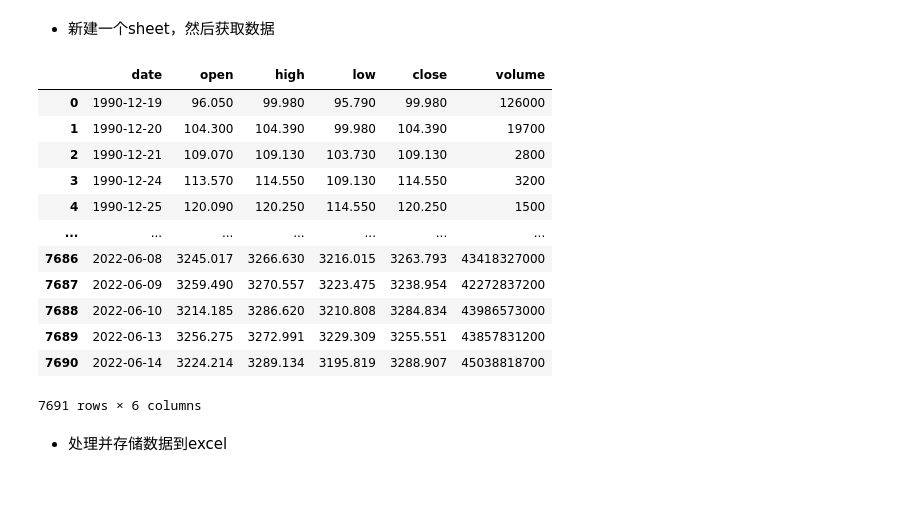
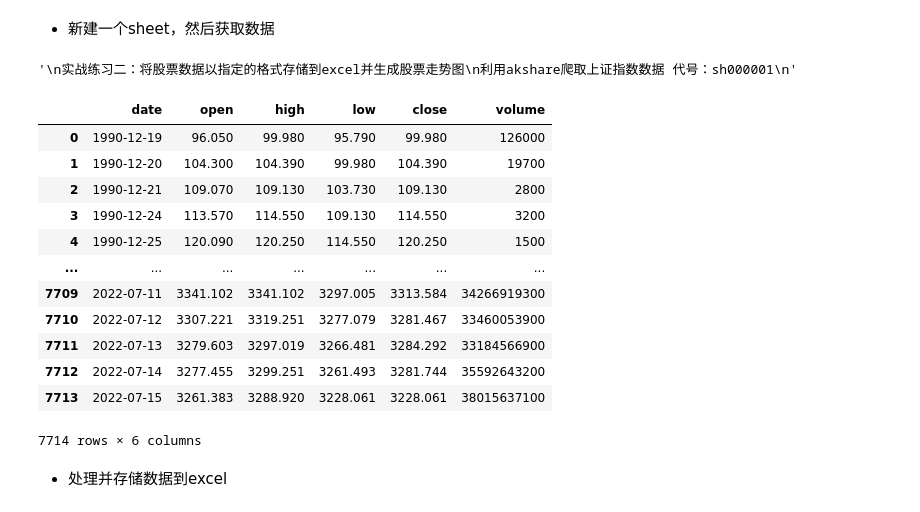
Before and after one commit to datawhalechina/office-automation, a Jupyter notebook: Task02-Python与Excel/Python_Excel_XLWings.ipynb, the cells around one changed output. Saved outputs shown, nothing was run; the diff lists cells and outputs as text; code cells hidden in the pictures.

```diff
--- a/Task02-Python与Excel/Python_Excel_XLWings.ipynb
+++ b/Task02-Python与Excel/Python_Excel_XLWings.ipynb
@@ -432,38 +441,40 @@ app.quit()
 # %%
 '''
 实战练习二：将股票数据以指定的格式存储到excel并生成股票走势图
 利用akshare爬取上证指数数据 代号：sh000001
 '''
 # 需要提前 pip install akshare 安装 akshare
 import akshare as ak
 import xlwings as xw
 import datetime
 
+root_path = './XLWings_test/'
 # 新建一个sheet
 app = xw.App(visible=True, add_book=False)
 wb = app.books.open(root_path+'xlwings_wb.xlsx')
-sz_sht = wb.sheets.add('sz_sht')  # 第一次新建
-# sz_sht = wb.sheets['sz_sht']  # 已经存在，直接打开
+# sz_sht = wb.sheets.add('sz_sh1')  # 第一次新建
+sz_sht = wb.sheets['sz_sht']  # 已经存在，直接打开
 
 # 获取数据 open high low close volume index-date
 # volume 是成交量 多少股
 # 0、获取数据
 sz_index = ak.stock_zh_index_daily(symbol="sh000001")
 sz_index
 # %% [output]
+'\n实战练习二：将股票数据以指定的格式存储到excel并生成股票走势图\n利用akshare爬取上证指数数据 代号：sh000001\n'
 |  | date | open | high | low | close | volume |
 | 0 | 1990-12-19 | 96.050 | 99.980 | 95.790 | 99.980 | 126000 |
 | 1 | 1990-12-20 | 104.300 | 104.390 | 99.980 | 104.390 | 19700 |
 | 2 | 1990-12-21 | 109.070 | 109.130 | 103.730 | 109.130 | 2800 |
 | 3 | 1990-12-24 | 113.570 | 114.550 | 109.130 | 114.550 | 3200 |
 | 4 | 1990-12-25 | 120.090 | 120.250 | 114.550 | 120.250 | 1500 |
 | ... | ... | ... | ... | ... | ... | ... |
-| 7686 | 2022-06-08 | 3245.017 | 3266.630 | 3216.015 | 3263.793 | 43418327000 |
-| 7687 | 2022-06-09 | 3259.490 | 3270.557 | 3223.475 | 3238.954 | 42272837200 |
-| 7688 | 2022-06-10 | 3214.185 | 3286.620 | 3210.808 | 3284.834 | 43986573000 |
-| 7689 | 2022-06-13 | 3256.275 | 3272.991 | 3229.309 | 3255.551 | 43857831200 |
-| 7690 | 2022-06-14 | 3224.214 | 3289.134 | 3195.819 | 3288.907 | 45038818700 |
+| 7709 | 2022-07-11 | 3341.102 | 3341.102 | 3297.005 | 3313.584 | 34266919300 |
+| 7710 | 2022-07-12 | 3307.221 | 3319.251 | 3277.079 | 3281.467 | 33460053900 |
+| 7711 | 2022-07-13 | 3279.603 | 3297.019 | 3266.481 | 3284.292 | 33184566900 |
+| 7712 | 2022-07-14 | 3277.455 | 3299.251 | 3261.493 | 3281.744 | 35592643200 |
+| 7713 | 2022-07-15 | 3261.383 | 3288.920 | 3228.061 | 3228.061 | 38015637100 |
-7691 rows × 6 columns
+7714 rows × 6 columns
 # %% [markdown]
 - 处理并存储数据到excel
 # %%
```
Also changed, not shown: parts of 9 cells of this notebook, 1 other file.
